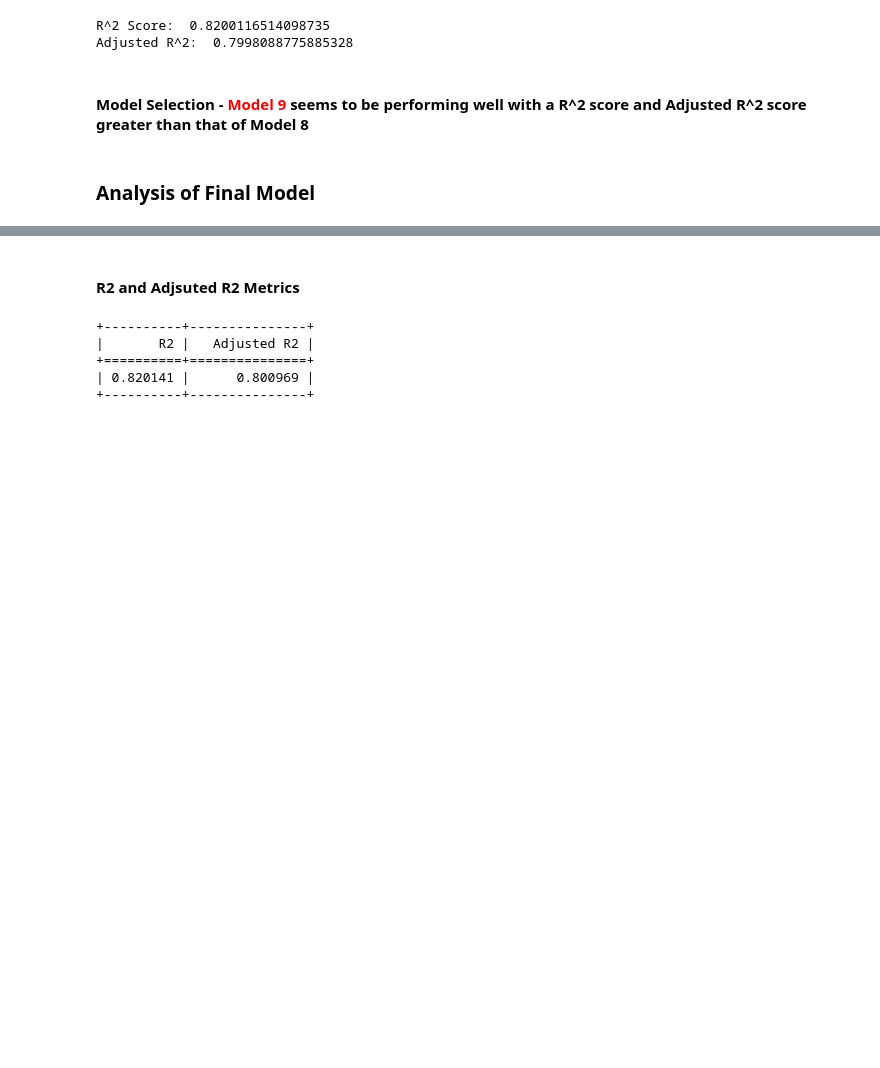
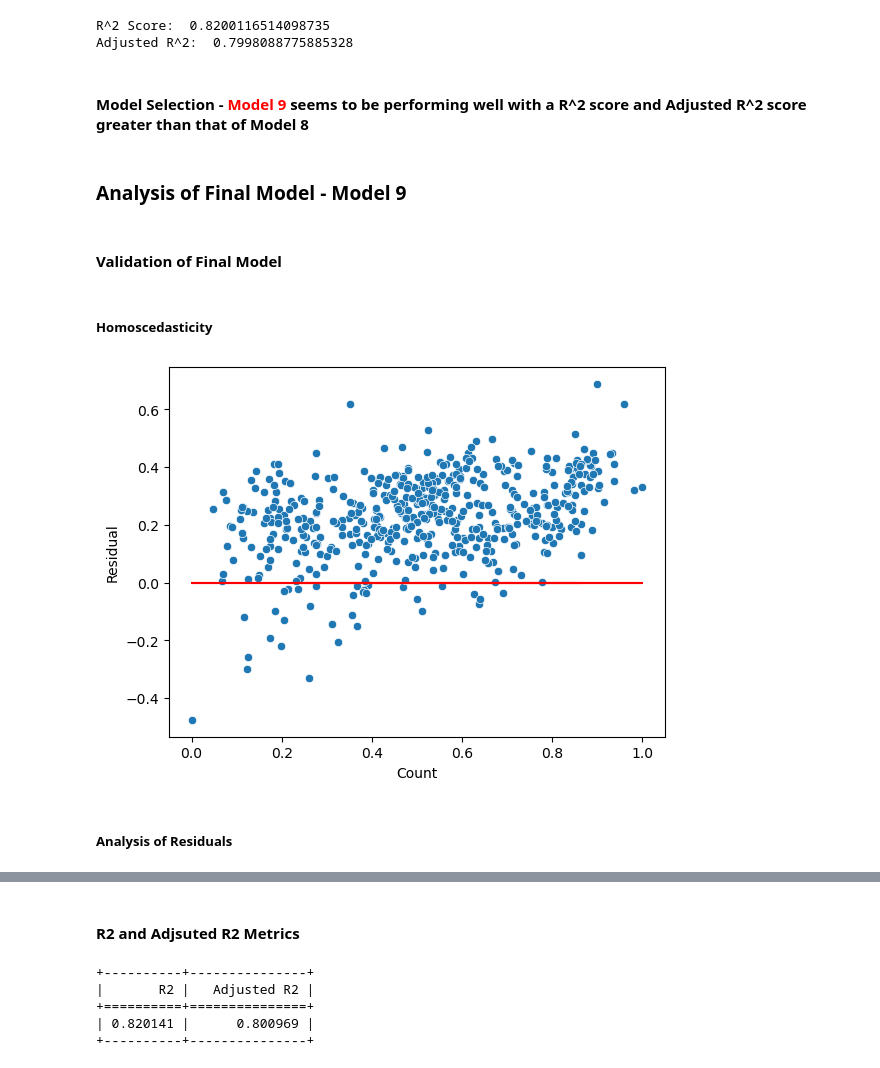
Before and after one commit to ncjanardhan-outlook/ncjpersonal, a Jupyter notebook: Linear Regression Assignment/Linear Regression Assignment - Boom Bikes.ipynb, the cells around one changed output, grey strips where cells are left out. Saved outputs shown, nothing was run; the diff lists cells and outputs as text; code cells hidden in the pictures; blank space fills up the shorter version.

```diff
--- a/Linear Regression Assignment/Linear Regression Assignment - Boom Bikes.ipynb
+++ b/Linear Regression Assignment/Linear Regression Assignment - Boom Bikes.ipynb
@@ -911,4 +895,20 @@ Adjusted R^2:  0.7998088775885328
 # %% [markdown]
 #### Model Selection - <span style="color:red; font-weight:bold">Model 9 </span> seems to be performing well with a R^2 score and Adjusted R^2 score greater than that of Model 8
 # %% [markdown]
-### Analysis of Final Model
+### Analysis of Final Model - Model 9
+# %% [markdown]
+#### Validation of Final Model
+# %% [markdown]
+##### Homoscedasticity
+# %%
+y_train_pred = lr_model_9.predict(X_train_model_8)
+residual = y_train - y_train_pred
+sns.scatterplot(x = y_train,y = residual)
+plt.plot(y_train,(y_train - y_train), '-r')
+plt.xlabel('Count')
+plt.ylabel('Residual')
+plt.show()
+# %% [output]
+[figure, added]
+# %% [markdown]
+##### Analysis of Residuals
```
Also changed, not shown: parts of 20 cells of this notebook.
